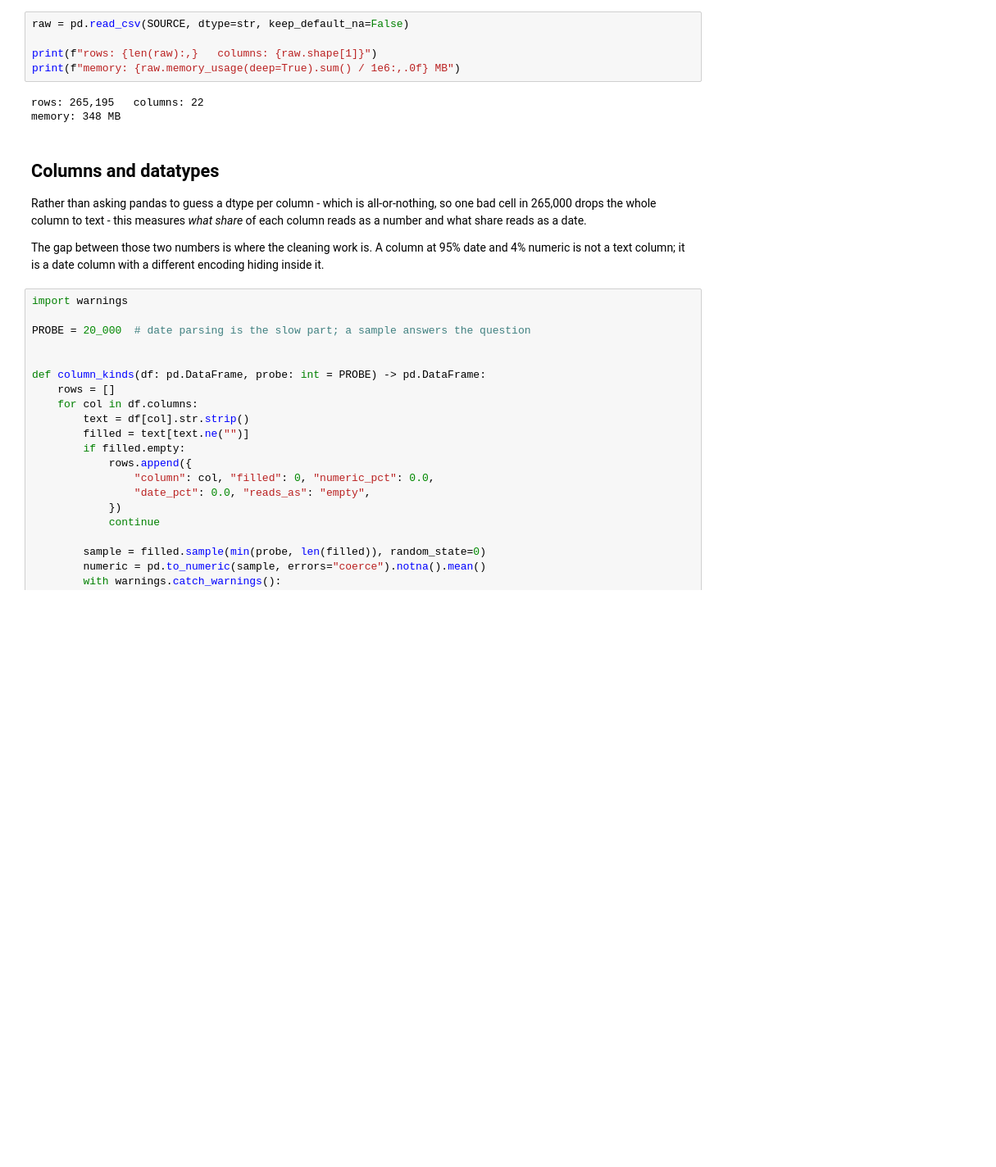
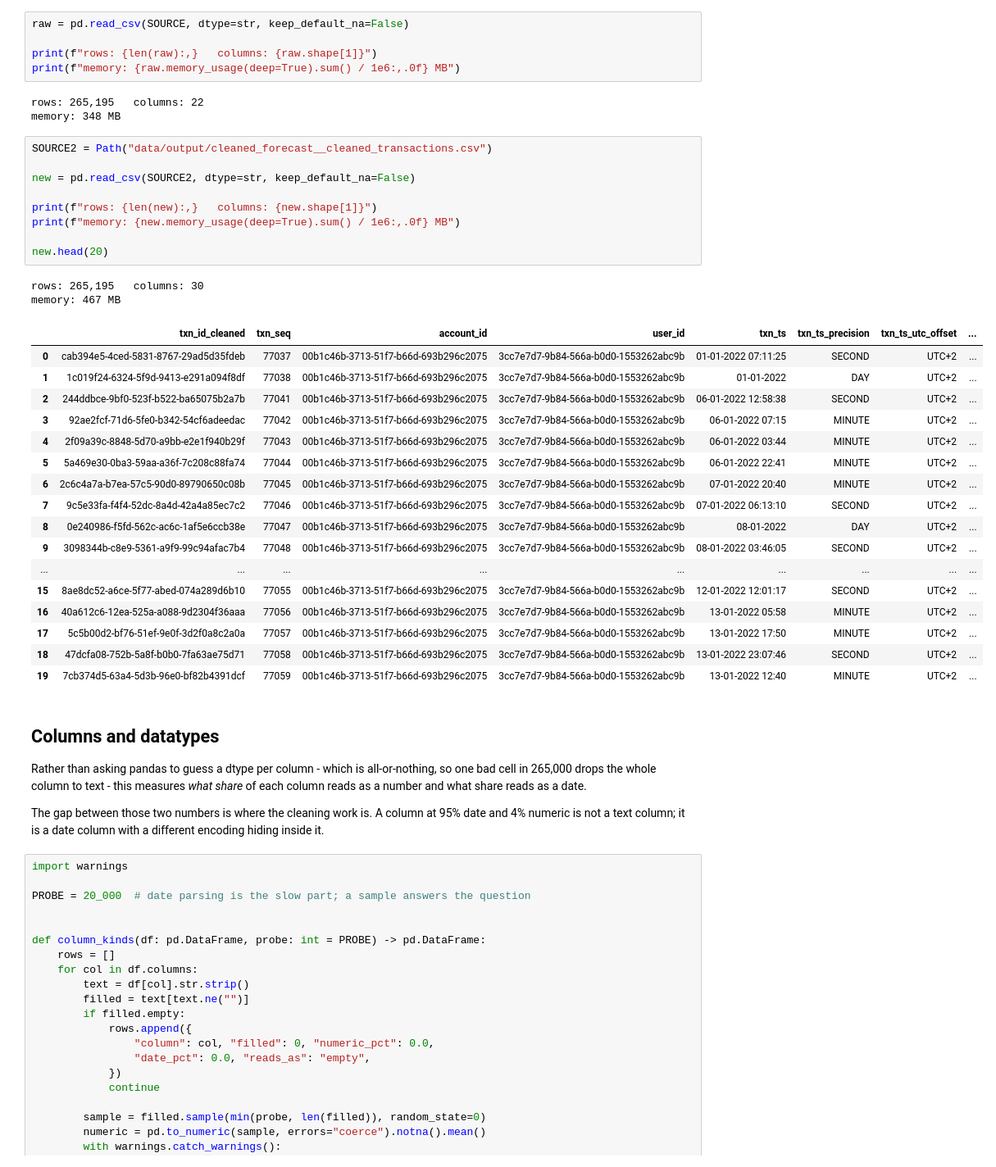
Before and after one commit to jam-makh/clean_data_task, a Jupyter notebook: eda_forecast_balance.ipynb, the cells around one changed output. Shown at 82% size. Saved outputs shown, nothing was run; the diff lists cells and outputs as text; blank space fills up the shorter version.

```diff
--- a/eda_forecast_balance.ipynb
+++ b/eda_forecast_balance.ipynb
@@ -41,6 +41,35 @@ print(f"memory: {raw.memory_usage(deep=True).sum() / 1e6:,.0f} MB")
 # %% [output]
 rows: 265,195   columns: 22
 memory: 348 MB
+# %%
+SOURCE2 = Path("data/output/cleaned_forecast__cleaned_transactions.csv")
+
+new = pd.read_csv(SOURCE2, dtype=str, keep_default_na=False)
+
+print(f"rows: {len(new):,}   columns: {new.shape[1]}")
+print(f"memory: {new.memory_usage(deep=True).sum() / 1e6:,.0f} MB")
+
+new.head(20)
+# %% [output]
+rows: 265,195   columns: 30
+memory: 467 MB
+|  | txn_id_cleaned | txn_seq | account_id | user_id | txn_ts | txn_ts_precision | txn_ts_utc_offset | ... |
+| 0 | cab394e5-4ced-5831-8767-29ad5d35fdeb | 77037 | 00b1c46b-3713-51f7-b66d-693b296c2075 | 3cc7e7d7-9b84-566a-b0d0-1553262abc9b | 01-01-2022 07:11:25 | SECOND | UTC+2 | ... |
+| 1 | 1c019f24-6324-5f9d-9413-e291a094f8df | 77038 | 00b1c46b-3713-51f7-b66d-693b296c2075 | 3cc7e7d7-9b84-566a-b0d0-1553262abc9b | 01-01-2022 | DAY | UTC+2 | ... |
+| 2 | 244ddbce-9bf0-523f-b522-ba65075b2a7b | 77041 | 00b1c46b-3713-51f7-b66d-693b296c2075 | 3cc7e7d7-9b84-566a-b0d0-1553262abc9b | 06-01-2022 12:58:38 | SECOND | UTC+2 | ... |
+| 3 | 92ae2fcf-71d6-5fe0-b342-54cf6adeedac | 77042 | 00b1c46b-3713-51f7-b66d-693b296c2075 | 3cc7e7d7-9b84-566a-b0d0-1553262abc9b | 06-01-2022 07:15 | MINUTE | UTC+2 | ... |
+| 4 | 2f09a39c-8848-5d70-a9bb-e2e1f940b29f | 77043 | 00b1c46b-3713-51f7-b66d-693b296c2075 | 3cc7e7d7-9b84-566a-b0d0-1553262abc9b | 06-01-2022 03:44 | MINUTE | UTC+2 | ... |
+| 5 | 5a469e30-0ba3-59aa-a36f-7c208c88fa74 | 77044 | 00b1c46b-3713-51f7-b66d-693b296c2075 | 3cc7e7d7-9b84-566a-b0d0-1553262abc9b | 06-01-2022 22:41 | MINUTE | UTC+2 | ... |
+| 6 | 2c6c4a7a-b7ea-57c5-90d0-89790650c08b | 77045 | 00b1c46b-3713-51f7-b66d-693b296c2075 | 3cc7e7d7-9b84-566a-b0d0-1553262abc9b | 07-01-2022 20:40 | MINUTE | UTC+2 | ... |
+| 7 | 9c5e33fa-f4f4-52dc-8a4d-42a4a85ec7c2 | 77046 | 00b1c46b-3713-51f7-b66d-693b296c2075 | 3cc7e7d7-9b84-566a-b0d0-1553262abc9b | 07-01-2022 06:13:10 | SECOND | UTC+2 | ... |
+| 8 | 0e240986-f5fd-562c-ac6c-1af5e6ccb38e | 77047 | 00b1c46b-3713-51f7-b66d-693b296c2075 | 3cc7e7d7-9b84-566a-b0d0-1553262abc9b | 08-01-2022 | DAY | UTC+2 | ... |
+| 9 | 3098344b-c8e9-5361-a9f9-99c94afac7b4 | 77048 | 00b1c46b-3713-51f7-b66d-693b296c2075 | 3cc7e7d7-9b84-566a-b0d0-1553262abc9b | 08-01-2022 03:46:05 | SECOND | UTC+2 | ... |
+| ... | ... | ... | ... | ... | ... | ... | ... | ... |
+| 15 | 8ae8dc52-a6ce-5f77-abed-074a289d6b10 | 77055 | 00b1c46b-3713-51f7-b66d-693b296c2075 | 3cc7e7d7-9b84-566a-b0d0-1553262abc9b | 12-01-2022 12:01:17 | SECOND | UTC+2 | ... |
+| 16 | 40a612c6-12ea-525a-a088-9d2304f36aaa | 77056 | 00b1c46b-3713-51f7-b66d-693b296c2075 | 3cc7e7d7-9b84-566a-b0d0-1553262abc9b | 13-01-2022 05:58 | MINUTE | UTC+2 | ... |
+| 17 | 5c5b00d2-bf76-51ef-9e0f-3d2f0a8c2a0a | 77057 | 00b1c46b-3713-51f7-b66d-693b296c2075 | 3cc7e7d7-9b84-566a-b0d0-1553262abc9b | 13-01-2022 17:50 | MINUTE | UTC+2 | ... |
+| 18 | 47dcfa08-752b-5a8f-b0b0-7fa63ae75d71 | 77058 | 00b1c46b-3713-51f7-b66d-693b296c2075 | 3cc7e7d7-9b84-566a-b0d0-1553262abc9b | 13-01-2022 23:07:46 | SECOND | UTC+2 | ... |
+| 19 | 7cb374d5-63a4-5d3b-96e0-bf82b4391dcf | 77059 | 00b1c46b-3713-51f7-b66d-693b296c2075 | 3cc7e7d7-9b84-566a-b0d0-1553262abc9b | 13-01-2022 12:40 | MINUTE | UTC+2 | ... |
 # %% [markdown]
 ## Columns and datatypes
 
```
Also changed, not shown: parts of 1 cell of this notebook, 28 other files.
